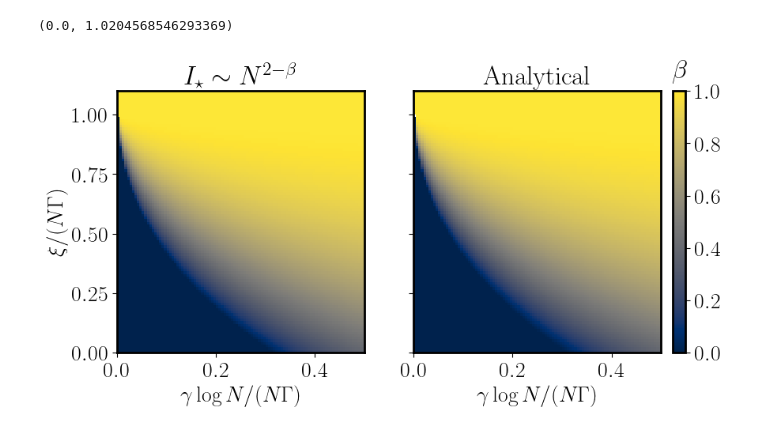
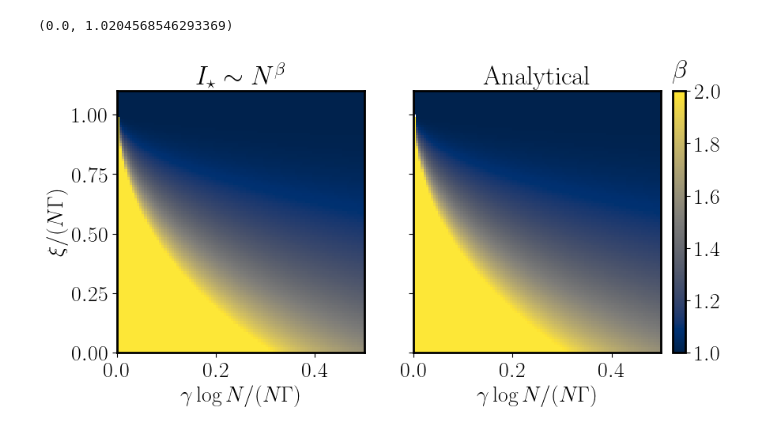
Before and after one commit to Nico0oblr/SuperradianceMolecules, a Jupyter notebook: code/fig1_mean_field.ipynb, the cells around one changed output. Cells and saved outputs as stored; diff of their text form; code cells hidden in the pictures.

Commit message:
update plotting code

```diff
--- a/code/fig1_mean_field.ipynb
+++ b/code/fig1_mean_field.ipynb
@@ -1189,19 +1229,19 @@ ylim(bottom = 0.0)
 # %%
 w, h = latex_plot_setup(scale = 2.0, ratio = 0.9)
 fig, axes = subplots(ncols = 2, figsize = (2 * w, h), sharey = "row")
-im = axes[1].imshow(-test_data, origin = "lower", extent = [first(gs), last(gs), first(rs), last(rs)], cmap = "cividis", aspect = "auto", zorder = 1)
+im = axes[1].imshow(test_data, origin = "lower", extent = [first(gs), last(gs), first(rs), last(rs)], cmap = "cividis", aspect = "auto", zorder = 1)
 sca(axes[1])
 gca().set_xlabel(L"\gamma\log N/(N\Gamma)")
 gca().set_ylabel(L"\xi/(N\Gamma)")
-gca().set_title(L"I_\star\sim N^{2-\beta}")
+gca().set_title(L"I_\star\sim N^{\beta}")
 
 an_data = [alpha(gxi, gbar) for gxi in rs, gbar in gs]
-im = axes[2].imshow(an_data, origin = "lower", extent = [first(gs), last(gs), first(rs), last(rs)], cmap = "cividis", aspect = "auto")
+im = axes[2].imshow(2.0 .- an_data, origin = "lower", extent = [first(gs), last(gs), first(rs), last(rs)], cmap = "cividis", aspect = "auto")
 sca(axes[2])
 clb = fig.colorbar(im, ax=axes, location="right", fraction=0.05, pad=0.02)
 gca().set_xlabel(L"\gamma\log N/(N\Gamma)")
 clb.ax.set_title(L"\beta", pad = 12)
 gca().set_title("Analytical")
 savefig("../data/alpha_comparison_plot.pdf", bbox_inches = "tight")
 # %% [output]
-[figure, old version]
+[figure, new version]
```
Also changed, not shown: parts of 6 cells of this notebook, 30 other files.
